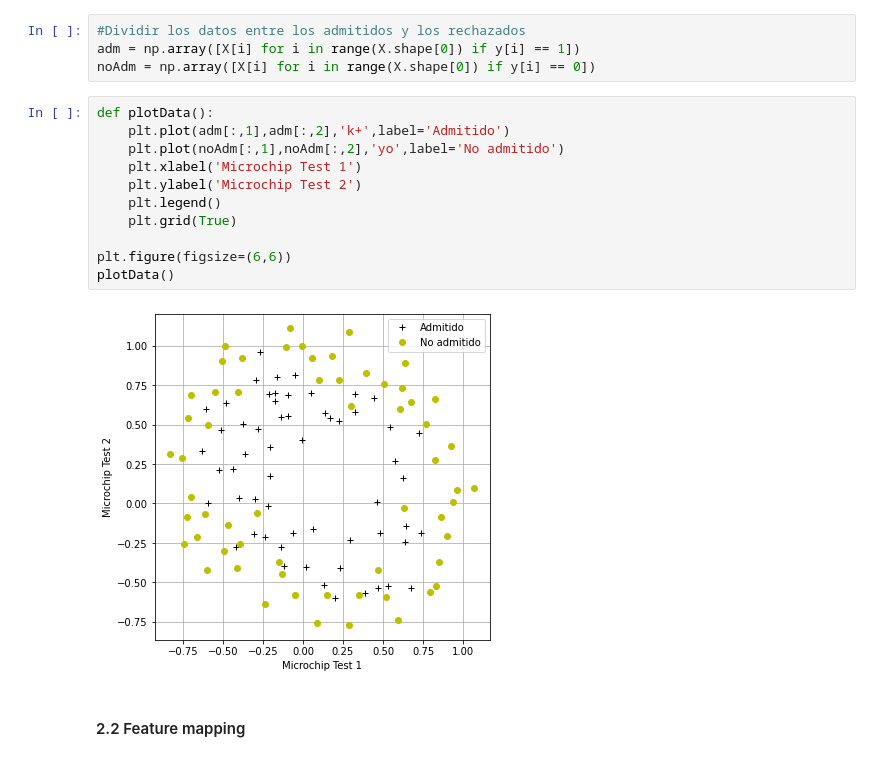
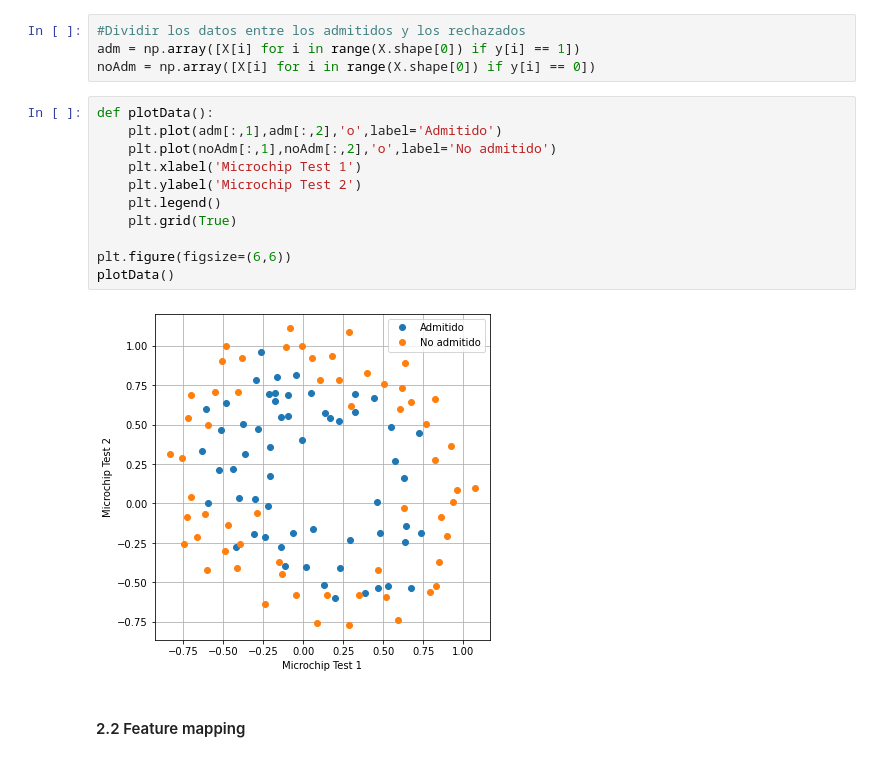
Before and after one commit to stissoni/machine-learning, a Jupyter notebook: Clasificador calidad microchips/Clasificador_de_calidad_de_microchips.ipynb, the cells around one changed output. Cells and saved outputs as stored; diff of their text form.

```diff
--- a/Clasificador calidad microchips/Clasificador_de_calidad_de_microchips.ipynb
+++ b/Clasificador calidad microchips/Clasificador_de_calidad_de_microchips.ipynb
@@ -26,17 +26,17 @@ adm = np.array([X[i] for i in range(X.shape[0]) if y[i] == 1])
 noAdm = np.array([X[i] for i in range(X.shape[0]) if y[i] == 0])
 # %%
 def plotData():
-    plt.plot(adm[:,1],adm[:,2],'k+',label='Admitido')
-    plt.plot(noAdm[:,1],noAdm[:,2],'yo',label='No admitido')
+    plt.plot(adm[:,1],adm[:,2],'o',label='Admitido')
+    plt.plot(noAdm[:,1],noAdm[:,2],'o',label='No admitido')
     plt.xlabel('Microchip Test 1')
     plt.ylabel('Microchip Test 2')
     plt.legend()
     plt.grid(True)
 
 plt.figure(figsize=(6,6))
 plotData()
 # %% [output]
-[figure, old version]
+[figure, new version]
 # %% [markdown]
 #### 2.2 Feature mapping
 # %%
```
Also changed, not shown: parts of 2 cells of this notebook.
